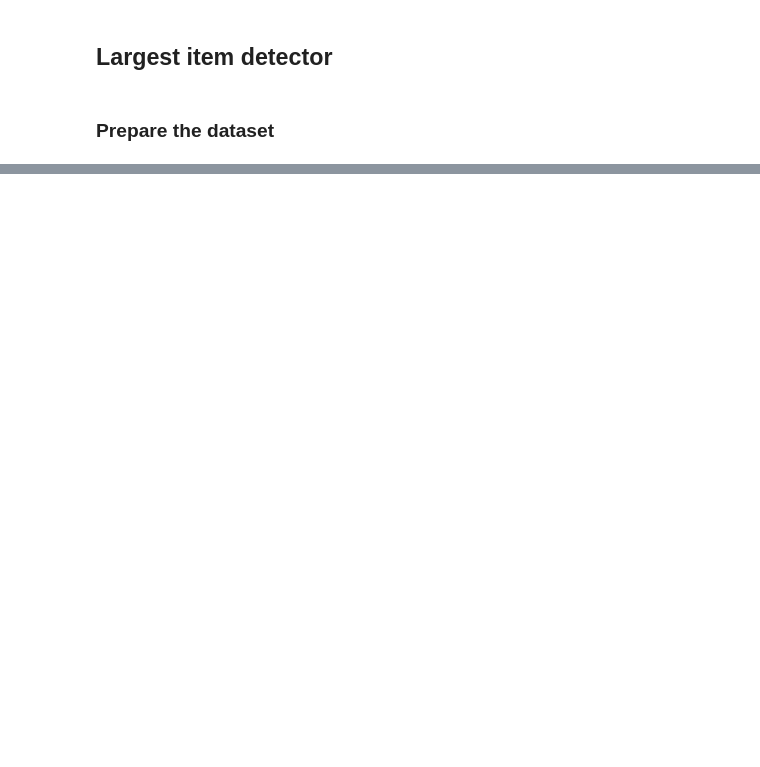
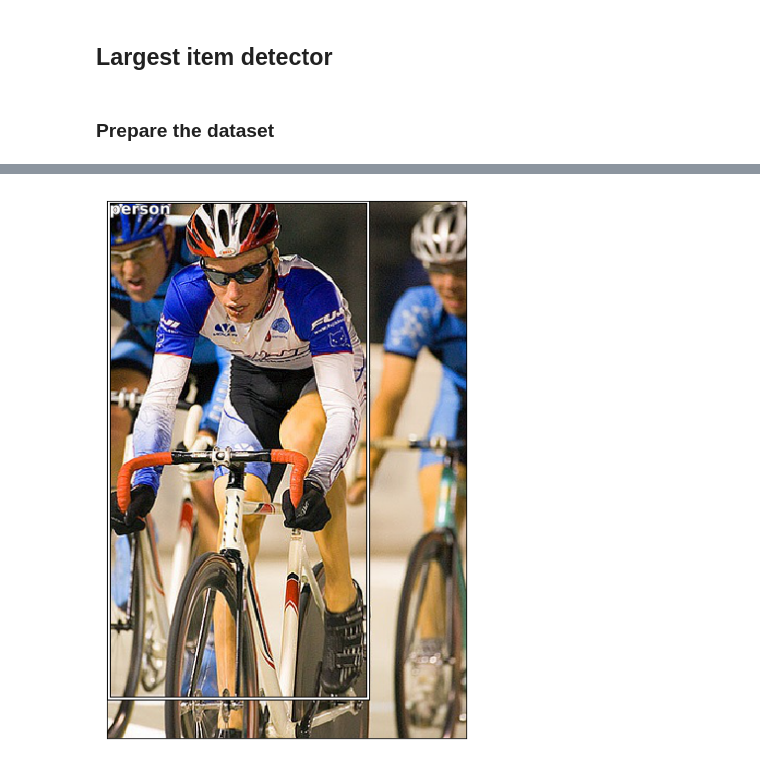
Before and after one commit to pandasambit15/fastai, a Jupyter notebook: courses/dl2/my-pascal.ipynb, the cells around one changed output, grey strips where cells are left out. Cells and saved outputs as stored; diff of their text form; code cells hidden in the pictures; blank space fills up the shorter version.

```diff
--- a/courses/dl2/my-pascal.ipynb
+++ b/courses/dl2/my-pascal.ipynb
@@ -236,0 +190,2 @@ def get_largest(anns):
+# %%
+l = train_annos[32][0]; l
@@ -236,0 +226,5 @@ def get_largest(anns):
+# %%
+# I want to return a dictionary which has key image id and value [bb, cat] for largest item
+train_annos_lrg = collections.defaultdict()
+for idx, bblist in train_annos.items():
+    train_annos_lrg[idx] = sorted(bblist, key=lambda l: (l[0][2]-l[0][0]) *(l[0][3]-l[0][1]), reverse=True)[0]
@@ -236,0 +251,7 @@ def get_largest(anns):
+# %%
+idx = cont_idxs[2]
+im = open_image(IMG_PATH/train_fns[idx])
+ann = train_annos_lrg[idx]
+plot_img_ann(im , [ann])
+# %% [output]
+[figure, added]
```
Also changed, not shown: parts of 101 cells of this notebook.
